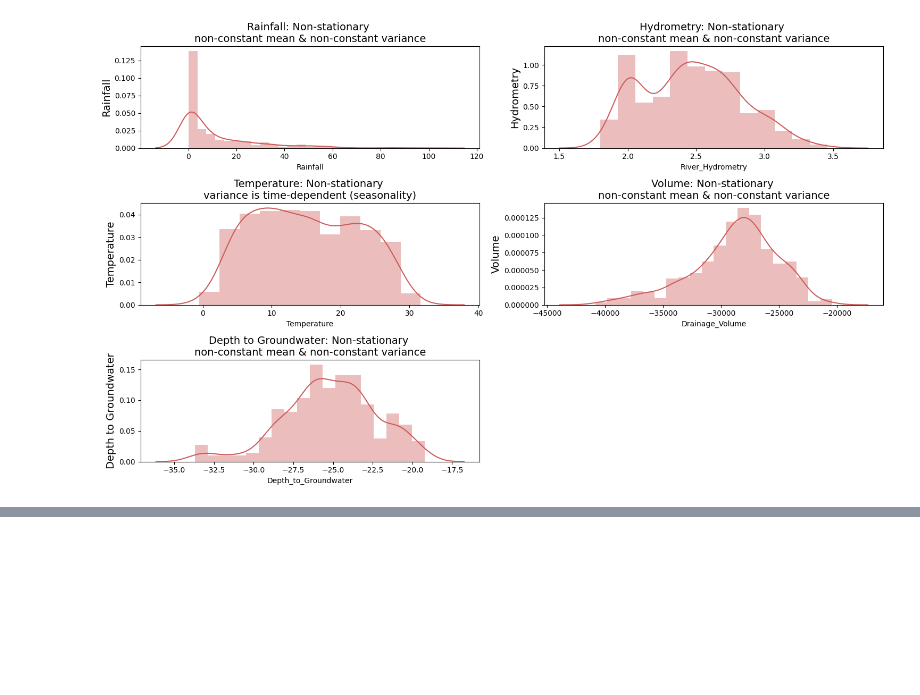
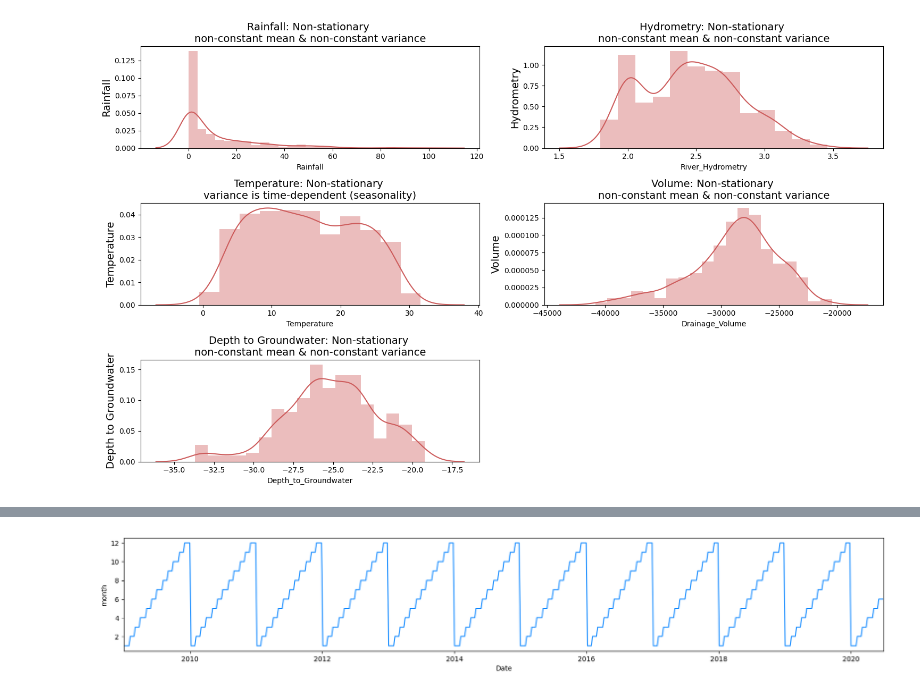
Before and after one commit to sulaiman-shamasna/Introduction-to-Time-series-Forecasting, a Jupyter notebook: notebook_one.ipynb, the cells around one changed output, grey strips where cells are left out. Drawn from its saved outputs; the diff is of its cells as text; code cells hidden in the pictures; blank space fills up the shorter version.

```diff
--- a/notebook_one.ipynb
+++ b/notebook_one.ipynb
@@ -482,0 +592,10 @@ plt.show()
+# %%
+df['year'] = pd.DatetimeIndex(df['Date']).year
+df['month'] = pd.DatetimeIndex(df['Date']).month
+df['day'] = pd.DatetimeIndex(df['Date']).day
+df['day_of_year'] = pd.DatetimeIndex(df['Date']).dayofyear
+df['week_of_year'] = pd.DatetimeIndex(df['Date']).isocalendar().week
+df['quarter'] = pd.DatetimeIndex(df['Date']).quarter
+df['season'] = df['month'] % 12 // 3 + 1
+
+df[['Date', 'year', 'month', 'day', 'day_of_year', 'week_of_year', 'quarter', 'season']].head()
@@ -482,0 +609,8 @@ plt.show()
+# %%
+f, ax = plt.subplots(nrows=1, ncols=1, figsize=(20, 3))
+
+sns.lineplot(x=df.Date, y=df.month, color='dodgerblue')
+ax.set_xlim([date(2009, 1, 1), date(2020, 6, 30)])
+plt.show()
+# %% [output]
+[figure, added]
```
Also changed, not shown: parts of 9 cells of this notebook.
